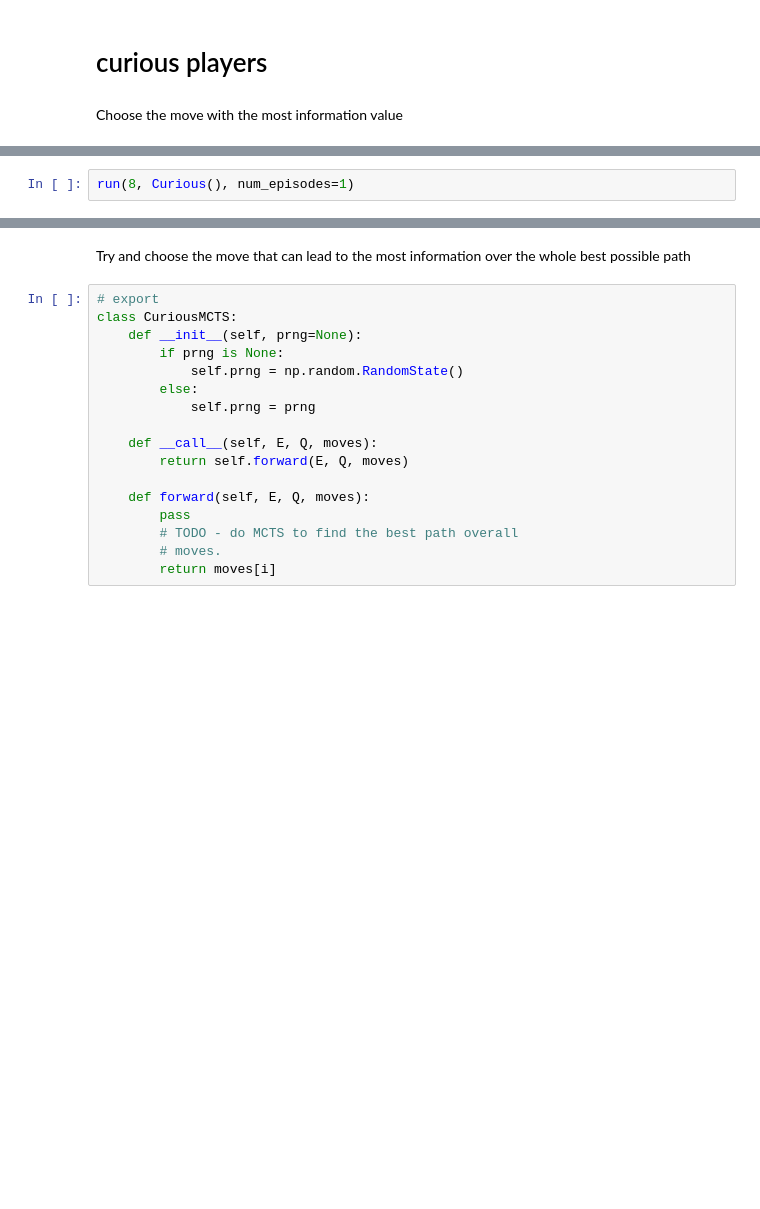
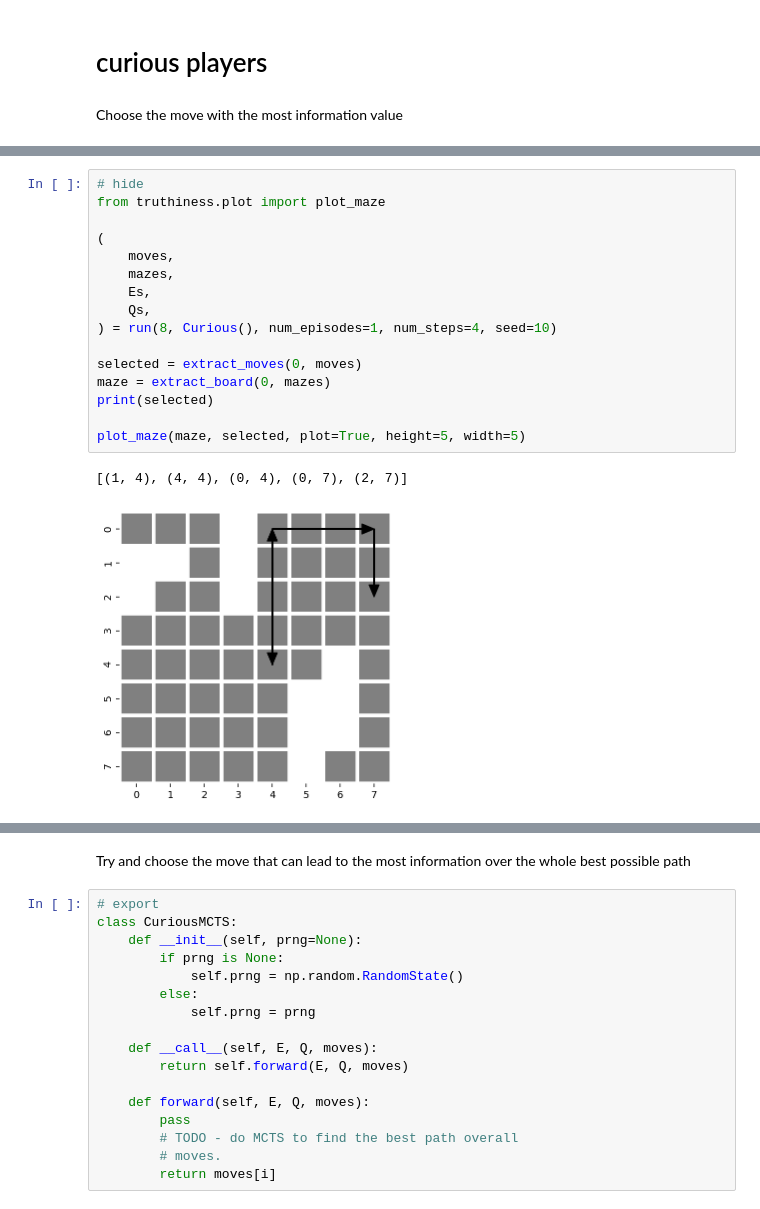
Before and after one commit to parenthetical-e/truthiness, a Jupyter notebook: player.ipynb, the cells around one changed output, grey strips where cells are left out. Cells and saved outputs as stored; diff of their text form; blank space fills up the shorter version.

```diff
--- a/player.ipynb
+++ b/player.ipynb
@@ -237,2 +240,19 @@ class Curious:
-# %%
-run(8, Curious(), num_episodes=1)
+# %%
+# hide
+from truthiness.plot import plot_maze
+
+(
+    moves,
+    mazes,
+    Es,
+    Qs,
+) = run(8, Curious(), num_episodes=1, num_steps=4, seed=10)
+
+selected = extract_moves(0, moves)
+maze = extract_board(0, mazes)
+print(selected)
+
+plot_maze(maze, selected, plot=True, height=5, width=5)
+# %% [output]
+[(1, 4), (4, 4), (0, 4), (0, 7), (2, 7)]
+[figure, added]
```
Also changed, not shown: parts of 6 cells of this notebook, 6 other files.
